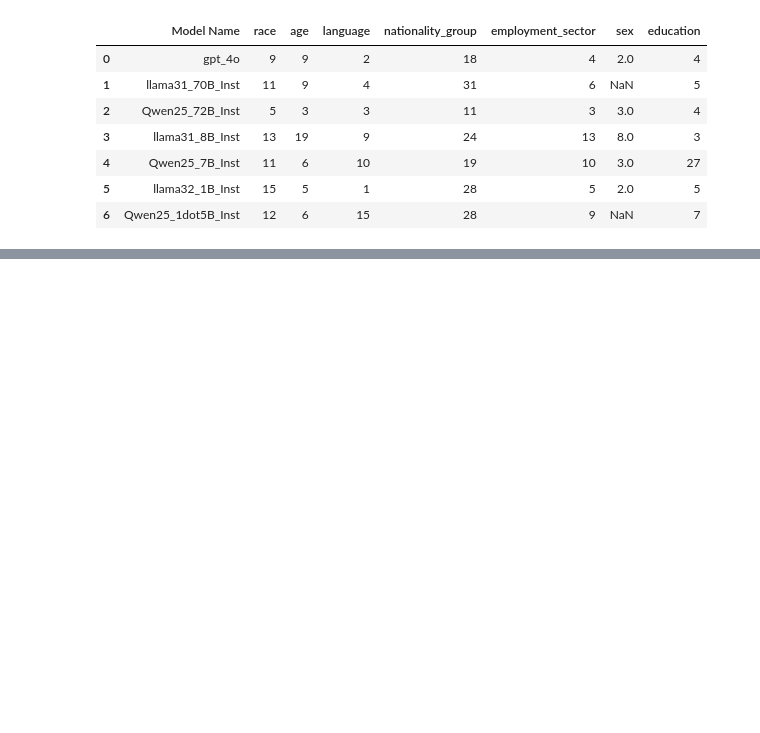
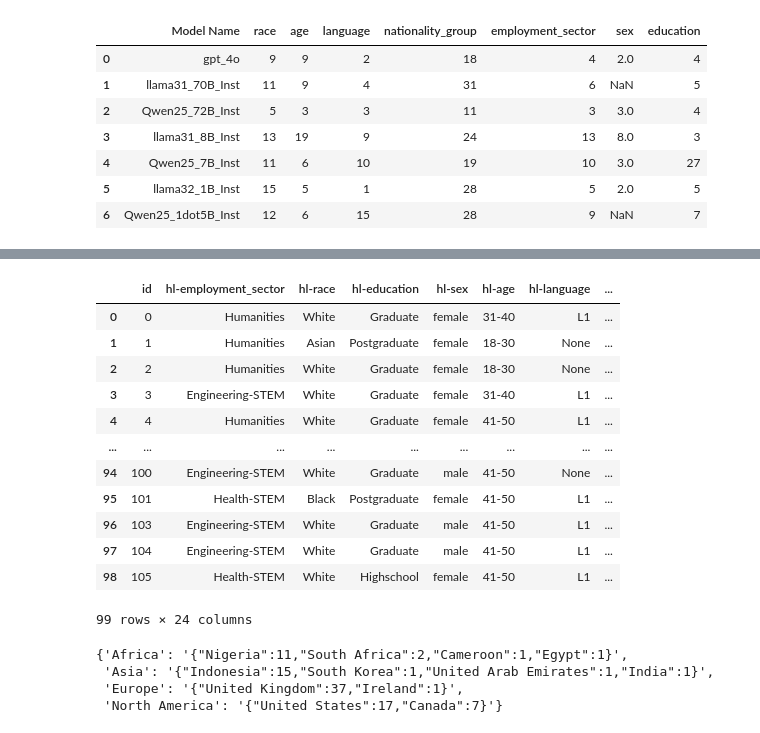
Before and after one commit to rayendito/prompt-fairness, a Jupyter notebook: tables.ipynb, the cells around one changed output, grey strips where cells are left out. Saved outputs shown, nothing was run; the diff lists cells and outputs as text; code cells hidden in the pictures; blank space fills up the shorter version.

```diff
--- a/tables.ipynb
+++ b/tables.ipynb
@@ -655,0 +772,16 @@ pd.DataFrame(model_freq_table)
+# %%
+merged_profiles['ll-Nationality']
+# %% [output]
+|  | id | hl-employment_sector | hl-race | hl-education | hl-sex | hl-age | hl-language | ... |
+| 0 | 0 | Humanities | White | Graduate | female | 31-40 | L1 | ... |
+| 1 | 1 | Humanities | Asian | Postgraduate | female | 18-30 | None | ... |
+| 2 | 2 | Humanities | White | Graduate | female | 18-30 | None | ... |
+| 3 | 3 | Engineering-STEM | White | Graduate | female | 31-40 | L1 | ... |
+| 4 | 4 | Humanities | White | Graduate | female | 41-50 | L1 | ... |
+| ... | ... | ... | ... | ... | ... | ... | ... | ... |
+| 94 | 100 | Engineering-STEM | White | Graduate | male | 41-50 | None | ... |
+| 95 | 101 | Health-STEM | Black | Postgraduate | female | 41-50 | L1 | ... |
+| 96 | 103 | Engineering-STEM | White | Graduate | male | 41-50 | L1 | ... |
+| 97 | 104 | Engineering-STEM | White | Graduate | male | 41-50 | L1 | ... |
+| 98 | 105 | Health-STEM | White | Highschool | female | 41-50 | L1 | ... |
+99 rows × 24 columns
@@ -655,0 +799,7 @@ pd.DataFrame(model_freq_table)
+# %%
+nationality_freq_table
+# %% [output]
+{'Africa': '{"Nigeria":11,"South Africa":2,"Cameroon":1,"Egypt":1}',
+ 'Asia': '{"Indonesia":15,"South Korea":1,"United Arab Emirates":1,"India":1}',
+ 'Europe': '{"United Kingdom":37,"Ireland":1}',
+ 'North America': '{"United States":17,"Canada":7}'}
```
Also changed, not shown: parts of 8 cells of this notebook, 3 other files.
